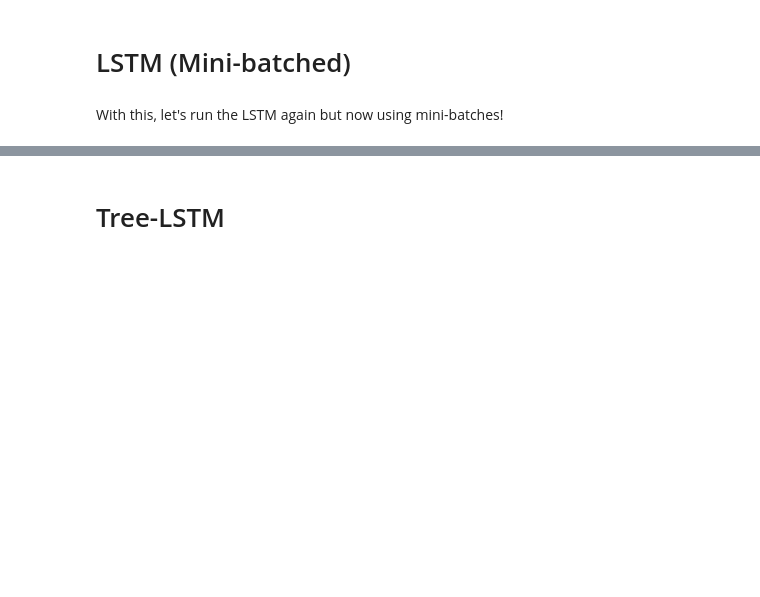
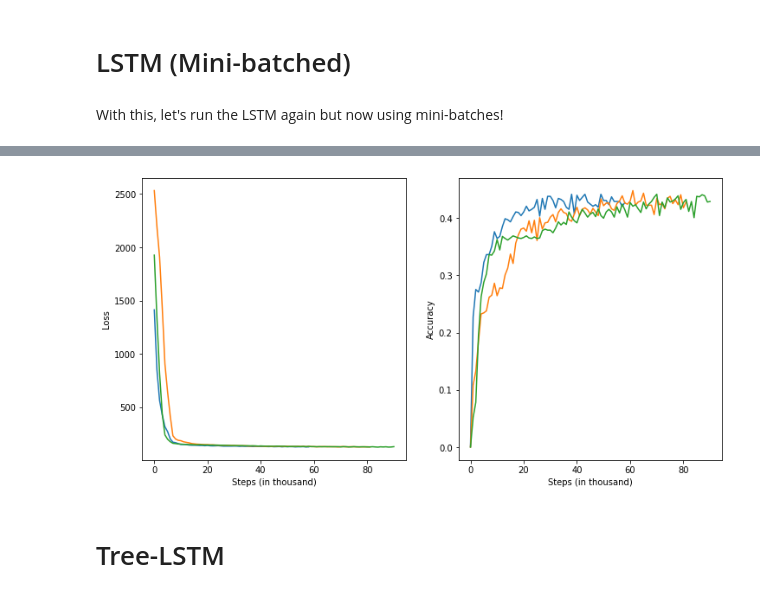
Before and after one commit to TomFrederik/nlp1_uva, a Jupyter notebook: lab_2/NLP1_2020_Practical_2_(student_version).ipynb, the cells around one changed output, grey strips where cells are left out. Saved outputs shown, nothing was run; the diff lists cells and outputs as text; code cells hidden in the pictures; blank space fills up the shorter version.

```diff
--- a/lab_2/NLP1_2020_Practical_2_(student_version).ipynb
+++ b/lab_2/NLP1_2020_Practical_2_(student_version).ipynb
@@ -1456,5 +1542,5 @@ for ex in mb:
 # %%
 # We should find padding 1s at the end
-x, y = prepare_minibatch(mb, v)
+x, y = prepare_minibatch(mb, v_pt)
 print("x", x)
 print("y", y)
@@ -1517,0 +1590,13 @@ lstm_losses, lstm_accuracies = train_model(
+# %%
+batch_size = 25
+
+# the iterations are in batches, so because we have larger batches now,
+# we'll use fewer iterations
+lstm_losses, lstm_accuracies, lstm_best_accs = train_loop(
+    generate_lstm,
+    lambda model: optim.Adam(model.parameters(), lr=3e-4),
+    num_iterations=0, print_every=50, eval_every=50, patience=20,
+    batch_size=batch_size,
+    batch_fn=get_minibatch,
+    prep_fn=prepare_minibatch,
+    eval_fn=evaluate)
@@ -1518,3 +1621,7 @@ lstm_losses, lstm_accuracies = train_model(
+# %%
+plot_results(lstm_losses, lstm_accuracies, "fig/lstm.pdf")
+# %% [output]
+[figure, added]
 # %% [markdown]
 # Tree-LSTM
 # %% [markdown]
```
Also changed, not shown: parts of 40 cells of this notebook.
